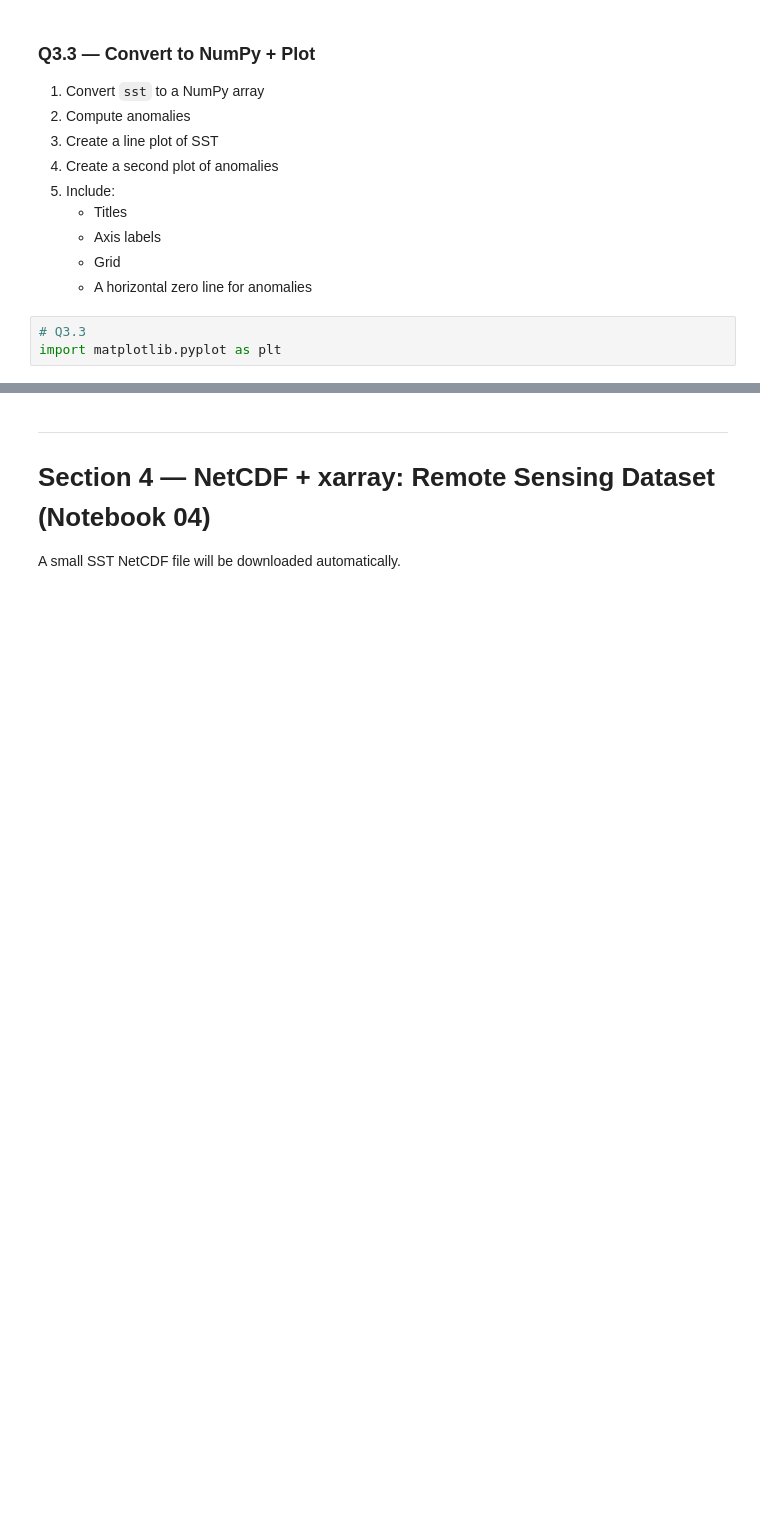
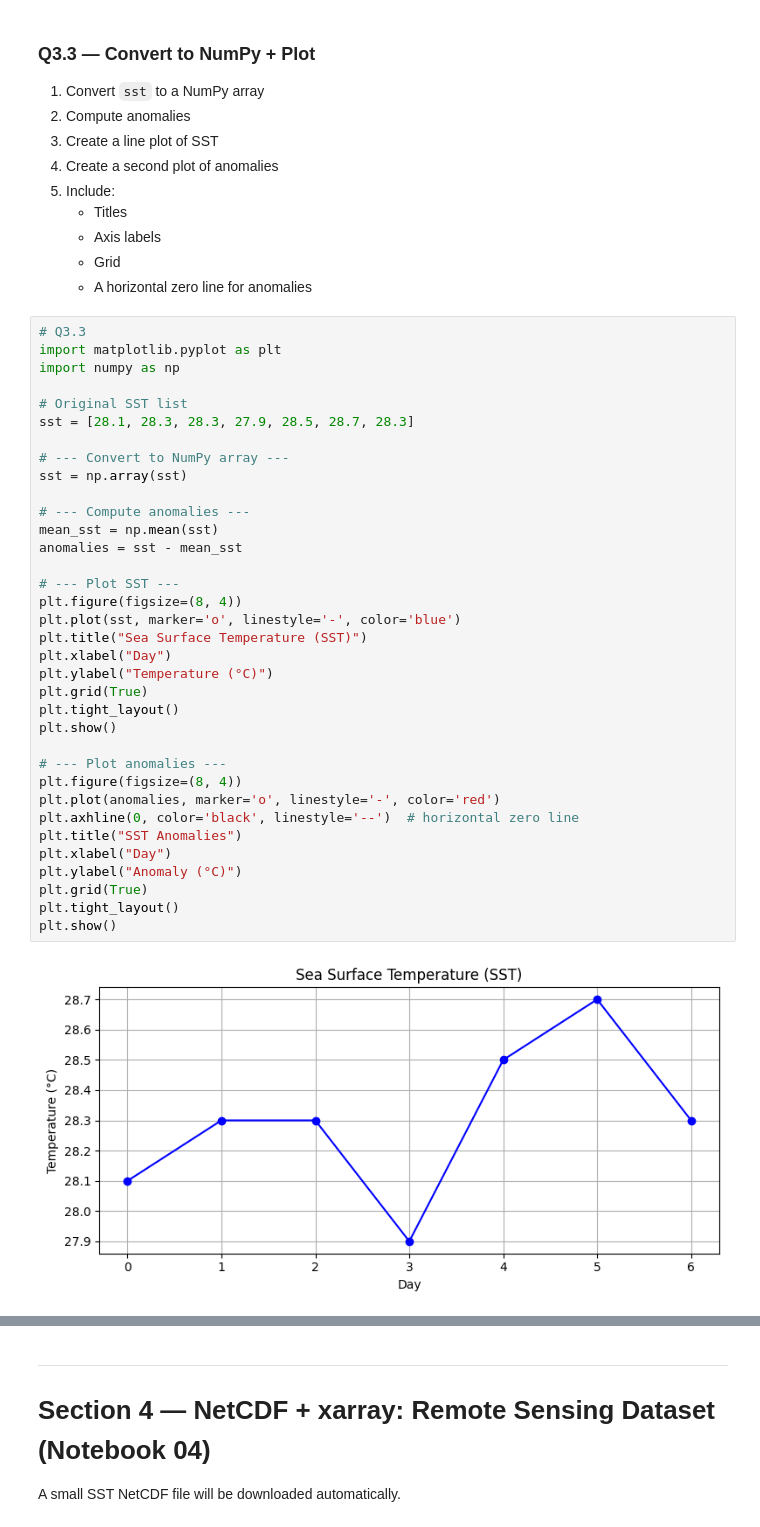
Before and after one commit to EstherSmila69/python-basics, a Jupyter notebook: notebooks/05_Capstone_Assignment.ipynb, the cells around one changed output, grey strips where cells are left out. Cells and saved outputs as stored; diff of their text form; blank space fills up the shorter version.

```diff
--- a/notebooks/05_Capstone_Assignment.ipynb
+++ b/notebooks/05_Capstone_Assignment.ipynb
@@ -183,6 +257,40 @@ Test using `sst`.
    - Axis labels
    - Grid
    - A horizontal zero line for anomalies
-# %%
-# Q3.3
-import matplotlib.pyplot as plt
+# %%
+# Q3.3
+import matplotlib.pyplot as plt
+import numpy as np
+
+# Original SST list
+sst = [28.1, 28.3, 28.3, 27.9, 28.5, 28.7, 28.3]
+
+# --- Convert to NumPy array ---
+sst = np.array(sst)
+
+# --- Compute anomalies ---
+mean_sst = np.mean(sst)
+anomalies = sst - mean_sst
+
+# --- Plot SST ---
+plt.figure(figsize=(8, 4))
+plt.plot(sst, marker='o', linestyle='-', color='blue')
+plt.title("Sea Surface Temperature (SST)")
+plt.xlabel("Day")
+plt.ylabel("Temperature (°C)")
+plt.grid(True)
+plt.tight_layout()
+plt.show()
+
+# --- Plot anomalies ---
+plt.figure(figsize=(8, 4))
+plt.plot(anomalies, marker='o', linestyle='-', color='red')
+plt.axhline(0, color='black', linestyle='--')  # horizontal zero line
+plt.title("SST Anomalies")
+plt.xlabel("Day")
+plt.ylabel("Anomaly (°C)")
+plt.grid(True)
+plt.tight_layout()
+plt.show()
+# %% [output]
+[figure, added]
```
Also changed, not shown: parts of 19 cells of this notebook.
